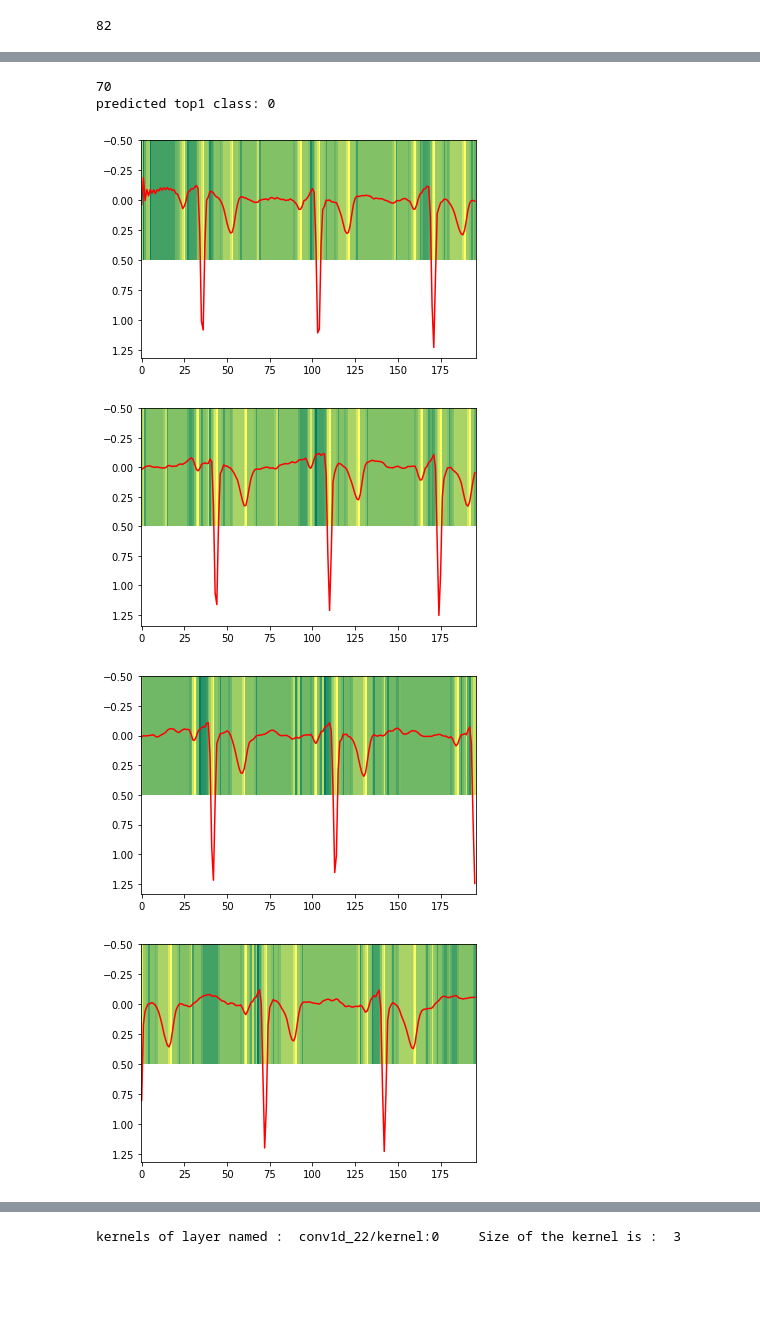
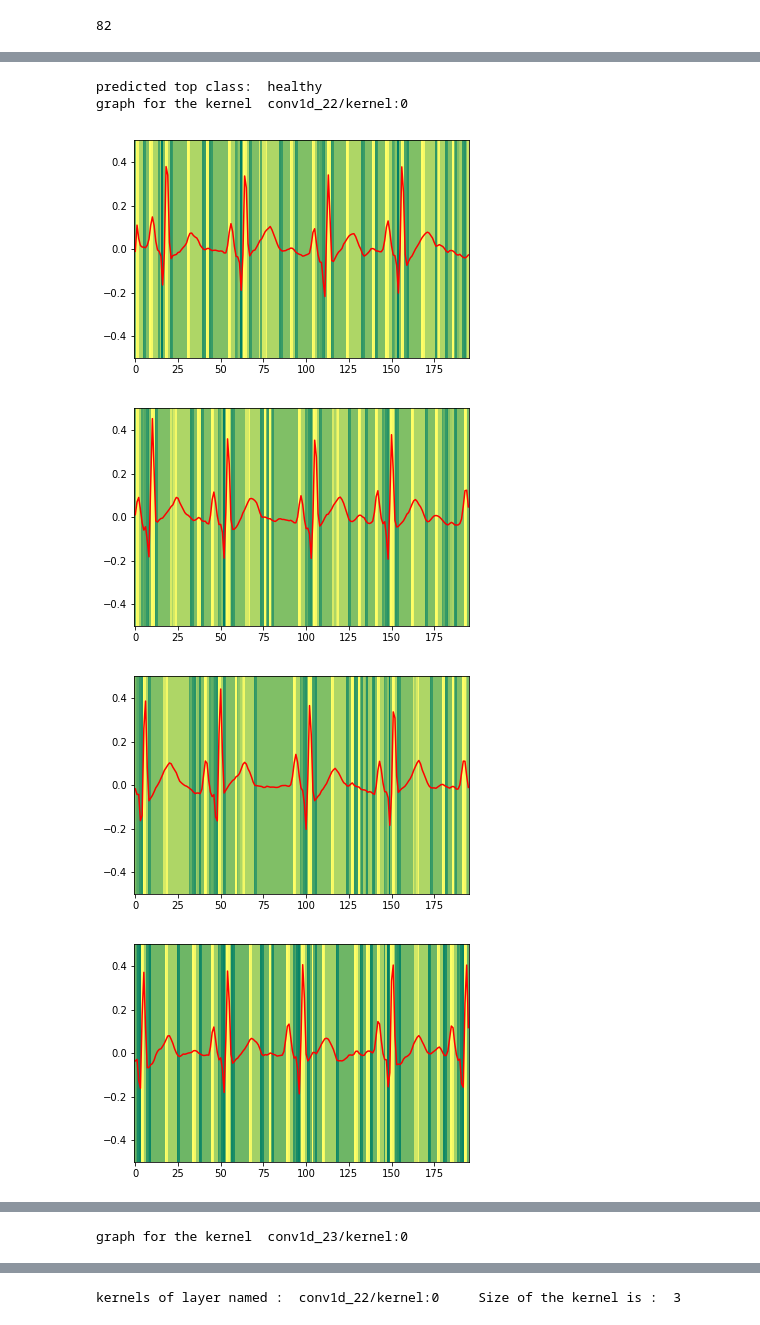
Before and after one commit to dharmesh312/Ai-Project---Myocardial-Infarction-using-CNN-interplretebility, a Jupyter notebook: build_train_validate_cnn.ipynb, the cells around one changed output, grey strips where cells are left out. Drawn from its saved outputs; the diff is of its cells as text; code cells hidden in the pictures; blank space fills up the shorter version.

```diff
--- a/build_train_validate_cnn.ipynb
+++ b/build_train_validate_cnn.ipynb
@@ -272,8 +272,8 @@ for ind_train,ind_test in kfold_patient.split(X=patients,y=[0]*len(patients)):
     X_train,y_train,X_test,y_test=get_patient_data(ind_train,ind_test,patients)
 
 #     genrateAllEcg(X_test,y_test)
-    if i == 45:
-      break
+    if y_test[0][0] == 1:
+      continue
     model_paper=get_model(X_train[0].shape[1:])
     K.set_value(model_paper.optimizer.lr,1e-3)
 
@@ -400,45 +405,55 @@ def modify_backprop(model, name):
         # re-instanciate a new model
 #         new_model = VGG16(weights='imagenet')
     return model
 
 
 def guided_backpropagation(img_tensor, model, activation_layer):
     model_input = model.input
     layer_output = model.get_layer(activation_layer).output
 
     max_output = K.max(layer_output, axis=2)
 
     get_output = K.function([model_input], [K.gradients(max_output, model_input)[0]])
     saliency = get_output([img_tensor])
 
     return saliency[0]
 
 
 if __name__ == "__main__":
 
     img = X_test[0]               #load_image(path=img_path, target_size=(img_width, img_height))
 
-    print (len(X_test[0]))
+#     print (len(X_test[0]) , y_test)
     preds = model.predict(img)
+#     print (preds)
     predicted_class = preds.argmax(axis=1)[0]
     # decode the results into a list of tuples (class, description, probability)
     # (one such list for each sample in the batch)
-    print("predicted top1 class:", predicted_class)
-
+    if predicted_class == 0:
+      print("predicted top class:  mc")
+    else:
+      print("predicted top class:  healthy")
 
     register_gradient()
     guided_model = modify_backprop(model_paper, 'GuidedBackProp')
-    gradient = guided_backpropagation(X_test[0], guided_model, "conv1d_8")
+#     gradient = guided_backpropagation(X_test[0], guided_model, "conv1d_8")
 #     print (len(gradient))
-    for i in range(len(gradient[:5])):
-      df = pd.DataFrame( (np.array( list(itertools.chain.from_iterable(gradient[i])) )) )
-      plt.imshow( df.transpose( ), cmap=cm.summer, interpolation='nearest', vmin=min(gradient[i]), vmax=max(gradient[i]),aspect = 'auto' )
-      plt.plot(X_test[0][i] , color="red")
-      plt.show(  )
+    names = [weight.name for layer in model_paper.layers for weight in layer.weights]
+
+    for name in names:
+      if "conv" in name and "kernel" in name:
+        gradient = guided_backpropagation(X_test[0], guided_model,name.split("/")[0])
+        print ("graph for the kernel " ,name)
+        for i in range(len(gradient[:5])):
+          df = pd.DataFrame( (np.array( list(itertools.chain.from_iterable(gradient[i])) )) )
+          plt.imshow( df.transpose( ), cmap=cm.summer, interpolation='nearest', vmin=min(gradient[i]), vmax=max(gradient[i]),aspect = 'auto' )
+          plt.plot(X_test[0][i] , color="red")
+          plt.gca().invert_yaxis()
+          plt.show(  )
 # %% [output]
-70
-predicted top1 class: 0
+predicted top class:  healthy
+graph for the kernel  conv1d_22/kernel:0
-[figure, old version]
+[figure, new version]
-[figure, old version]
+[figure, new version]
-[figure, old version]
+[figure, new version]
-[figure, old version]
+[figure, new version]
@@ -445,0 +461 @@ predicted top1 class: 0
+graph for the kernel  conv1d_23/kernel:0
```
Also changed, not shown: parts of 7 cells of this notebook.
